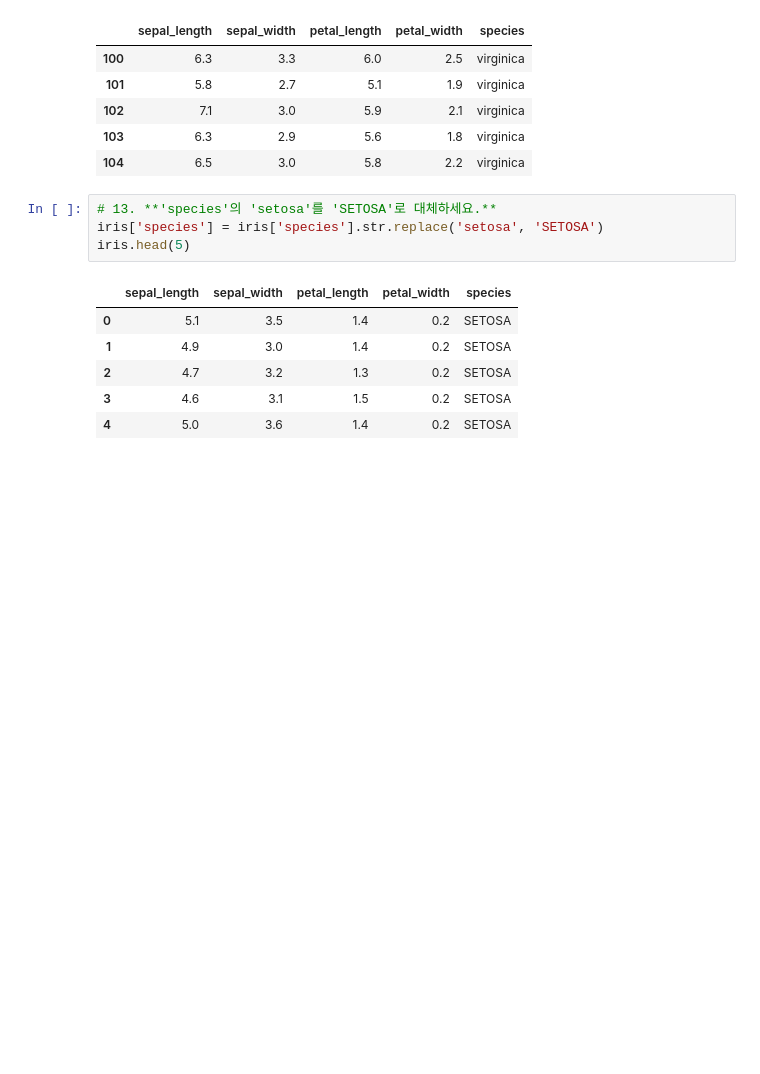
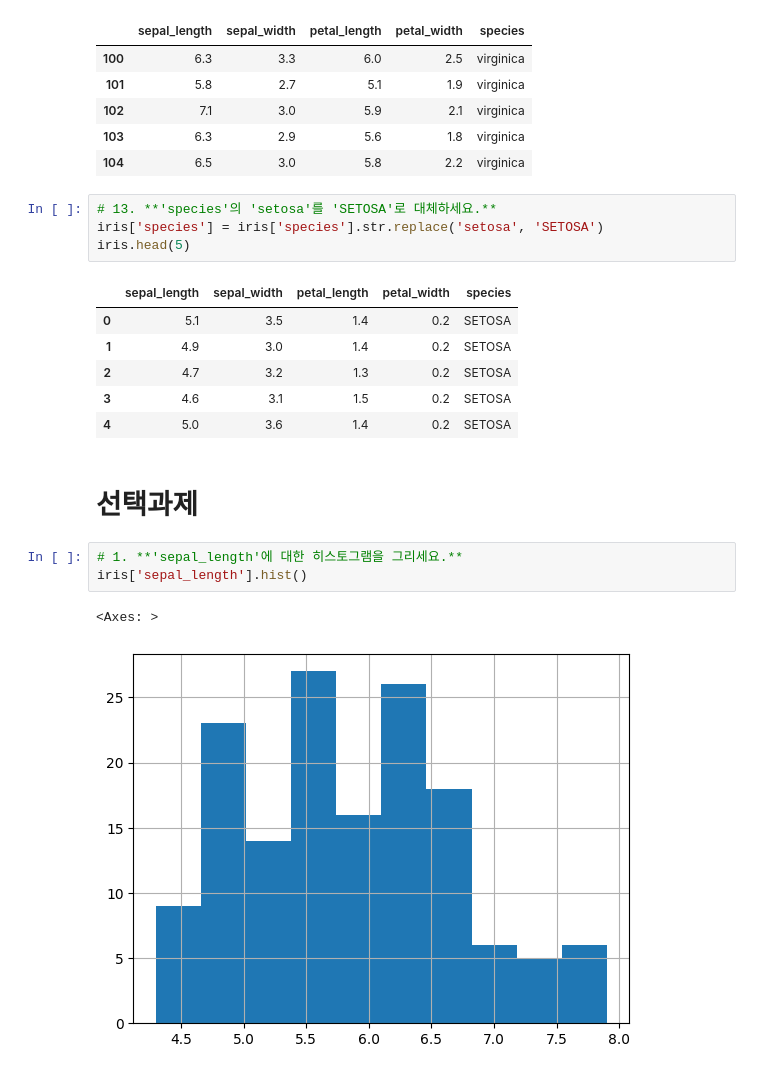
Before and after one commit to JoonHoSeong/OZ_Backend_School, a Jupyter notebook: DataAnalysis/homework/iris.ipynb, the cells around one changed output. Drawn from its saved outputs; the diff is of its cells as text; blank space fills up the shorter version.

```diff
--- a/DataAnalysis/homework/iris.ipynb
+++ b/DataAnalysis/homework/iris.ipynb
@@ -133,3 +133,11 @@ iris.head(5)
 | 2 | 4.7 | 3.2 | 1.3 | 0.2 | SETOSA |
 | 3 | 4.6 | 3.1 | 1.5 | 0.2 | SETOSA |
 | 4 | 5.0 | 3.6 | 1.4 | 0.2 | SETOSA |
+# %% [markdown]
+# 선택과제
+# %%
+# 1. **'sepal_length'에 대한 히스토그램을 그리세요.**
+iris['sepal_length'].hist()
+# %% [output]
+<Axes: >
+[figure, added]
```
Also changed, not shown: parts of 2 cells of this notebook.
